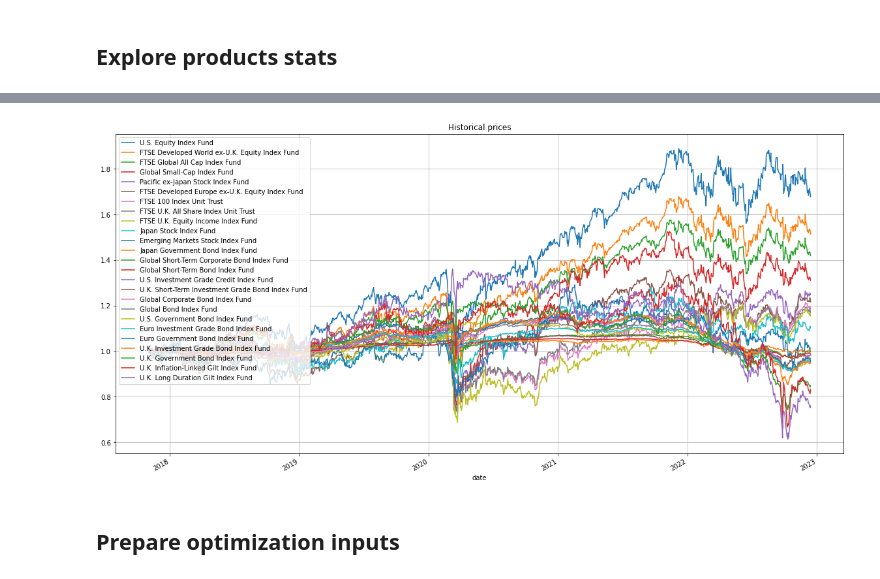
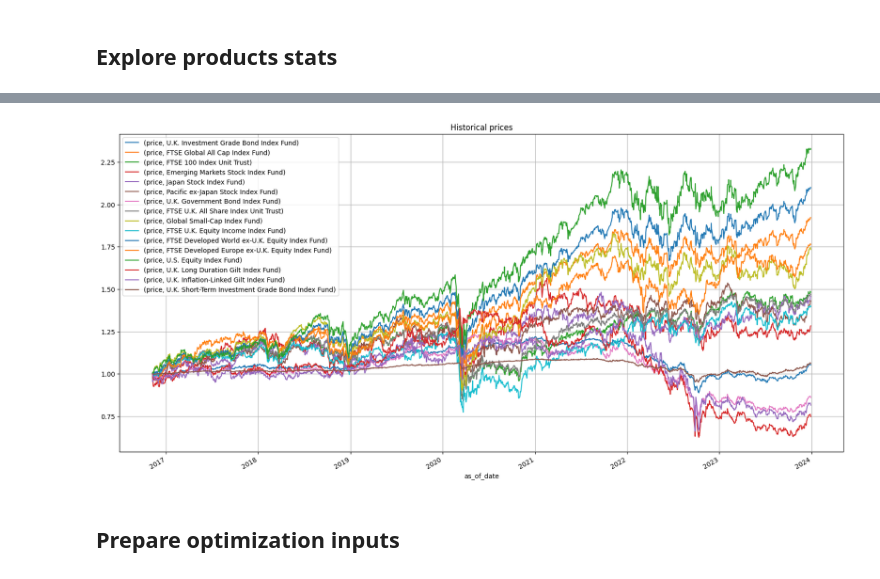
Before and after one commit to 0x26res/vanguard-optimizer, a Jupyter notebook: vanguard-optimizer.ipynb, the cells around one changed output, grey strips where cells are left out. Drawn from its saved outputs; the diff is of its cells as text; code cells hidden in the pictures.

```diff
--- a/vanguard-optimizer.ipynb
+++ b/vanguard-optimizer.ipynb
@@ -138,4 +135,25 @@ sedol_to_name = products_df.set_index("sedol")["name"].to_dict()
+# %%
+def convert_history(payload) -> pd.DataFrame:
+    return (
+        pd.DataFrame(
+            payload["data"]["funds"][0]["pricingDetails"]["navPrices"]["items"]
+        )
+        .rename(columns=inflection.underscore)
+        .assign(as_of_date=lambda x: pd.to_datetime(x["as_of_date"]))
+        .drop(columns=["__typename"])
+    )
+
+
+historical_df = pd.concat(
+    [convert_history(value).assign(port_id=key) for key, value in histories.items()],
+    ignore_index=True,
+).sort_values("as_of_date", ignore_index=True)
 # %% [markdown]
 ## Explore products stats
+# %%
+port_id_to_name = products_df.set_index("port_id")["name"].to_dict()
+pivoted_prices = historical_df.pivot(
+    index=["as_of_date"], columns=["port_id"], values=["price"]
+).ffill()
 # %%
 pivoted_returns = (
@@ -185,9 +219,5 @@ _ = ax.set_title("Risk vs Return")
-# %%
-pivoted_prices = historical_df.pivot(
-    index="date", values="price", columns="sedol"
-).dropna(how="any")
 # %%
-sorted_sedols = (
+sorted_port_id = (
     pivoted_prices.div(pivoted_prices.iloc[0], axis=1)
     .iloc[-1]
     .sort_values(ascending=False)
@@ -196,12 +230,13 @@ sorted_sedols = (
 # %%
 ax = (
-    pivoted_prices.div(pivoted_prices.iloc[0], axis=1)[sorted_sedols]
-    .rename(columns=sedol_to_name)
+    pivoted_prices.dropna(how="any")
+    .div(pivoted_prices.dropna(how="any").iloc[0], axis=1)[sorted_sedols]
+    .rename(columns=port_id_to_name)
     .plot(figsize=(20, 10), title="Historical prices", grid=True)
 )
 _ = ax.legend(loc="upper left")
 # %% [output]
-[figure, old version]
+[figure, new version]
 # %% [markdown]
 ## Prepare optimization inputs
 # %%
```
Also changed, not shown: parts of 24 cells of this notebook, 1 other file.
